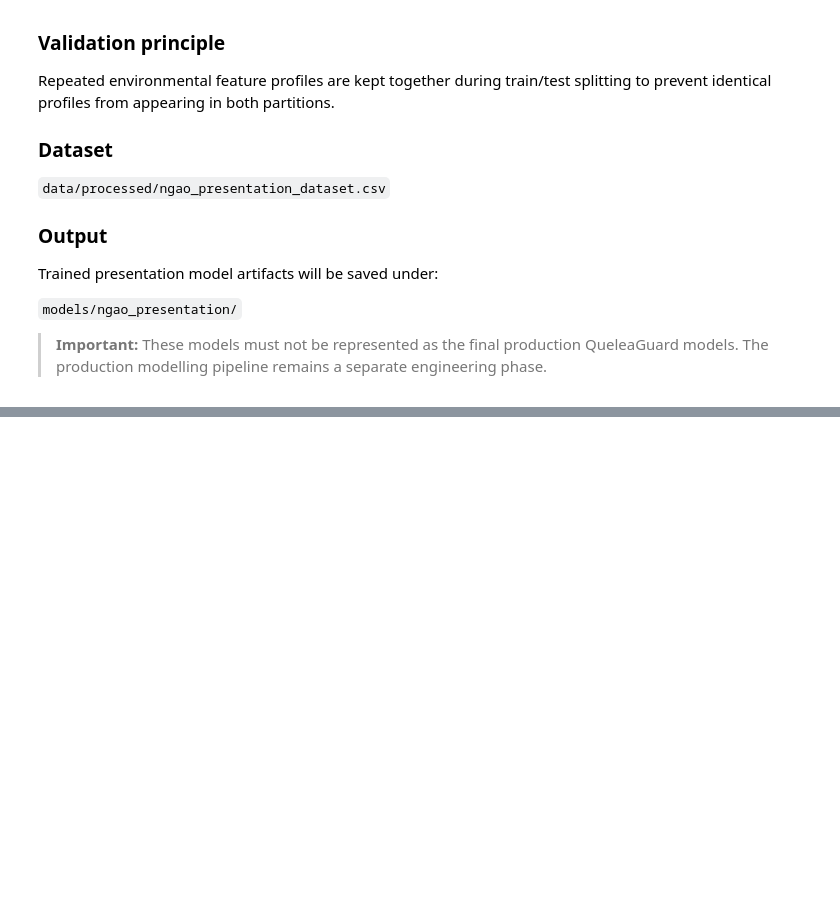
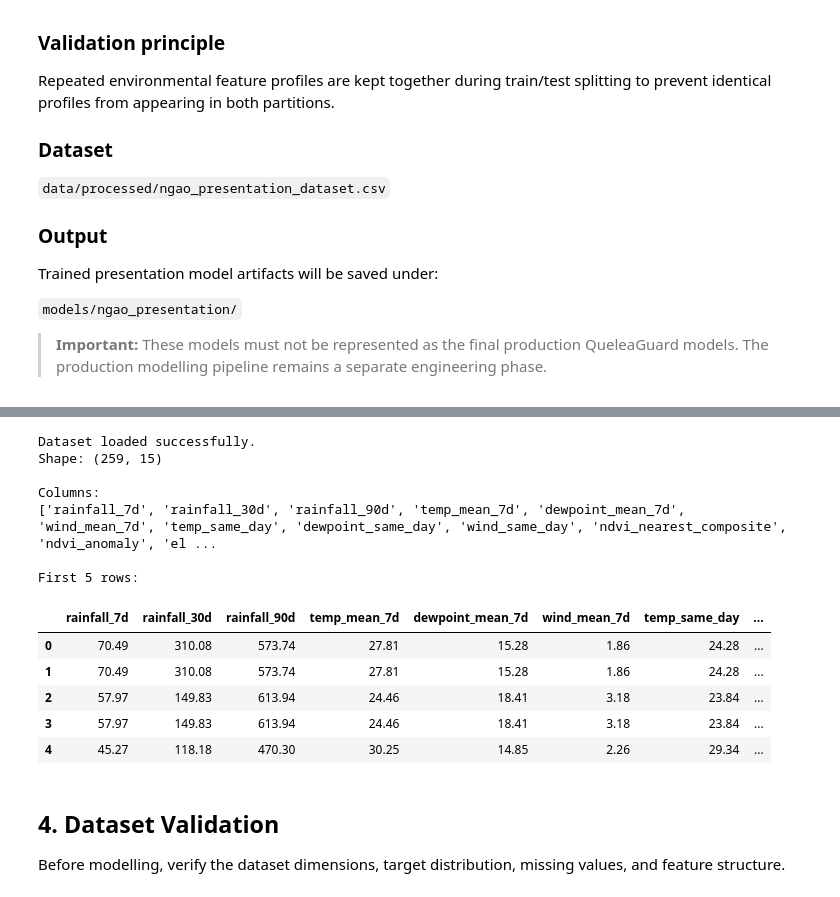
Before and after one commit to benardabuto081/QueleaGuard, a Jupyter notebook: notebooks/ngao_presentation_model_training.ipynb, the cells around one changed output, grey strips where cells are left out. Cells and saved outputs as stored; diff of their text form; code cells hidden in the pictures; blank space fills up the shorter version.

```diff
--- a/notebooks/ngao_presentation_model_training.ipynb
+++ b/notebooks/ngao_presentation_model_training.ipynb
@@ -227,0 +127,29 @@ Groups with multiple rows: 60
+# %%
+from pathlib import Path
+
+# Notebook directory
+NOTEBOOK_DIR = Path.cwd()
+
+# QueleaGuard project root
+PROJECT_ROOT = NOTEBOOK_DIR.parent
+
+# Project paths
+DATA_PATH = PROJECT_ROOT / "data" / "processed" / "ngao_presentation_dataset.csv"
+MODEL_DIR = PROJECT_ROOT / "models" / "ngao_presentation"
+
+# Create model output directory if it doesn't exist
+MODEL_DIR.mkdir(parents=True, exist_ok=True)
+
+print("Notebook directory:")
+print(NOTEBOOK_DIR)
+
+print("\nProject root:")
+print(PROJECT_ROOT)
+
+print("\nDataset:")
+print(DATA_PATH)
+
+print("\nDataset exists:", DATA_PATH.exists())
+
+print("\nModel output directory:")
+print(MODEL_DIR)
@@ -227,0 +174,32 @@ Groups with multiple rows: 60
+# %%
+import pandas as pd
+
+# Load dataset
+df = pd.read_csv(DATA_PATH)
+
+print("Dataset loaded successfully.")
+print(f"Shape: {df.shape}")
+
+print("\nColumns:")
+print(df.columns.tolist())
+
+print("\nFirst 5 rows:")
+display(df.head())
+# %% [output]
+Dataset loaded successfully.
+Shape: (259, 15)
+
+Columns:
+['rainfall_7d', 'rainfall_30d', 'rainfall_90d', 'temp_mean_7d', 'dewpoint_mean_7d', 'wind_mean_7d', 'temp_same_day', 'dewpoint_same_day', 'wind_same_day', 'ndvi_nearest_composite', 'ndvi_anomaly', 'el ...
+
+First 5 rows:
+|  | rainfall_7d | rainfall_30d | rainfall_90d | temp_mean_7d | dewpoint_mean_7d | wind_mean_7d | temp_same_day | ... |
+| 0 | 70.49 | 310.08 | 573.74 | 27.81 | 15.28 | 1.86 | 24.28 | ... |
+| 1 | 70.49 | 310.08 | 573.74 | 27.81 | 15.28 | 1.86 | 24.28 | ... |
+| 2 | 57.97 | 149.83 | 613.94 | 24.46 | 18.41 | 3.18 | 23.84 | ... |
+| 3 | 57.97 | 149.83 | 613.94 | 24.46 | 18.41 | 3.18 | 23.84 | ... |
+| 4 | 45.27 | 118.18 | 470.30 | 30.25 | 14.85 | 2.26 | 29.34 | ... |
+# %% [markdown]
+## 4. Dataset Validation
+
+Before modelling, verify the dataset dimensions, target distribution, missing values, and feature structure.
```
Also changed, not shown: parts of 87 cells of this notebook, 2 other files.
